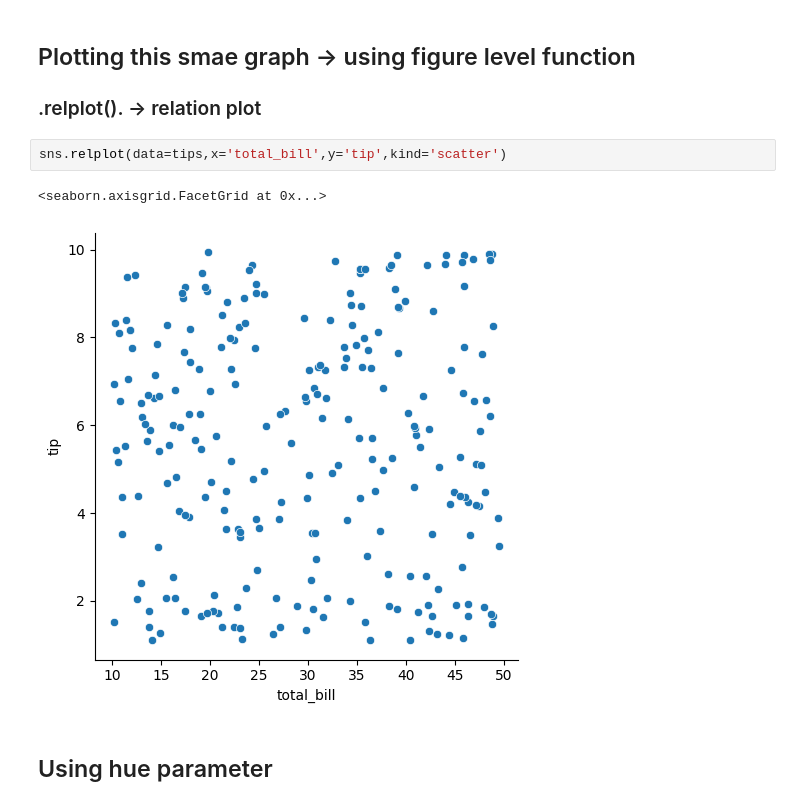
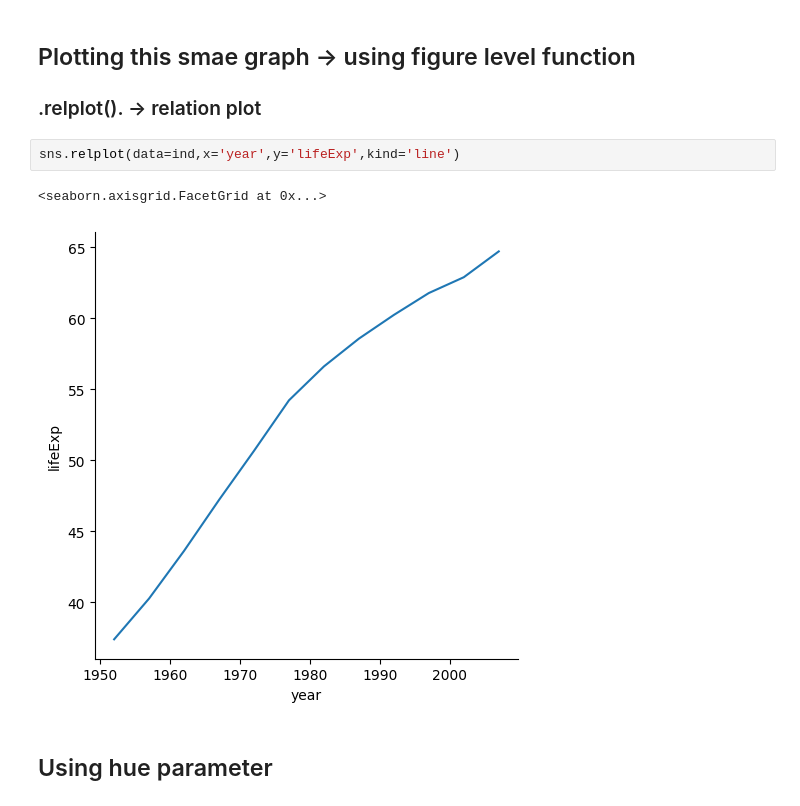
Before and after one commit to mohitjaryal/seaborn, a Jupyter notebook: Relational-Plot/linePlot.ipynb, the cells around one changed output. Cells and saved outputs as stored; diff of their text form.

```diff
--- a/Relational-Plot/linePlot.ipynb
+++ b/Relational-Plot/linePlot.ipynb
@@ -38,10 +38,10 @@ sns.lineplot(data=ind,x='year',y='lifeExp')
 ## Plotting this smae graph -> using figure level function
 ### .relplot().  -> relation plot
 # %%
-sns.relplot(data=tips,x='total_bill',y='tip',kind='scatter')
+sns.relplot(data=ind,x='year',y='lifeExp',kind='line')
 # %% [output]
 <seaborn.axisgrid.FacetGrid at 0x...>
-[figure, old version]
+[figure, new version]
 # %% [markdown]
 ## Using hue parameter
 # %%
```
